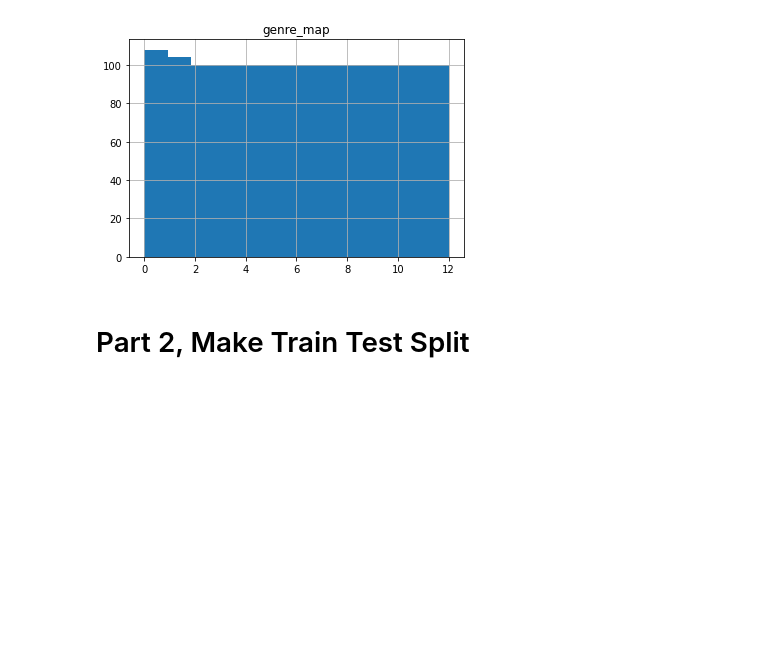
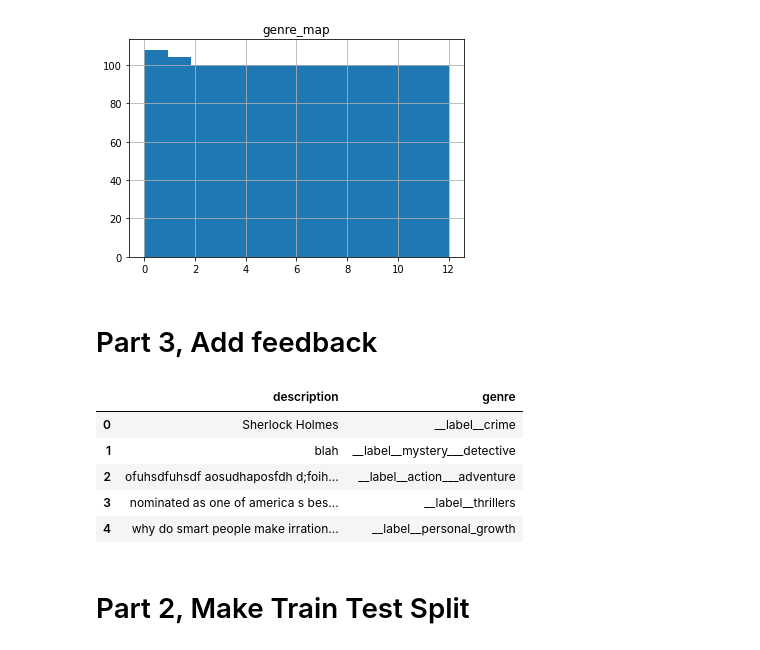
Before and after one commit to ssami/genre-detector, a Jupyter notebook: training/train_gbooks_genre.ipynb, the cells around one changed output. Drawn from its saved outputs; the diff is of its cells as text; code cells hidden in the pictures; blank space fills up the shorter version.

Commit message:
Add feedback to training data

```diff
--- a/training/train_gbooks_genre.ipynb
+++ b/training/train_gbooks_genre.ipynb
@@ -6,3 +7,21 @@ import random
+# %%
+def download_feedback_data(model_id):
+    """
+    Get data from the feedback module per model ID
+    and return it in a format that can be used directly in training data.
+    TODO: in the future we should check the minimum length of a feedback text,
+    and whether it exists in the training or test data.
+    """
+    feedback = requests.get(f'http://127.0.0.1:8000/feedback/{model_id}').json()
+    fb_list = []
+    for f in feedback:
+        fb_dict = dict()
+        fb_dict['description'] = f['text']
+        fb_dict['genre'] = '__label__' + f['label']
+        fb_list.append(fb_dict)
+
+    df = pd.DataFrame(fb_list)
+    return df
 # %%
 df = pd.read_csv('/Users/sumi/projects/kaggle-google-books/google-books-dataset/google_books_1299.csv')
 def cleanup(df):
@@ -339,6 +358,21 @@ hist_df.hist(column='genre_map', bins=len(genre_map))
 array([[<matplotlib.axes._subplots.AxesSubplot object at 0x...>]],
       dtype=object)
 [figure]
+# %% [markdown]
+# Part 3, Add feedback
+# %%
+fb_df = download_feedback_data('1590302222')
+train_df = final_training_df[['genre', 'description']]
+final_df = pd.concat([fb_df, train_df], ignore_index=True)
+# %%
+final_df.head()
+# %% [output]
+|  | description | genre |
+| 0 | Sherlock Holmes | __label__crime |
+| 1 | blah | __label__mystery___detective |
+| 2 | ofuhsdfuhsdf aosudhaposfdh d;foih... | __label__action___adventure |
+| 3 | nominated as one of america s bes... | __label__thrillers |
+| 4 | why do smart people make irration... | __label__personal_growth |
 # %% [markdown]
 # Part 2, Make Train Test Split
 # %%
```
Also changed, not shown: parts of 14 cells of this notebook, 4 other files.
